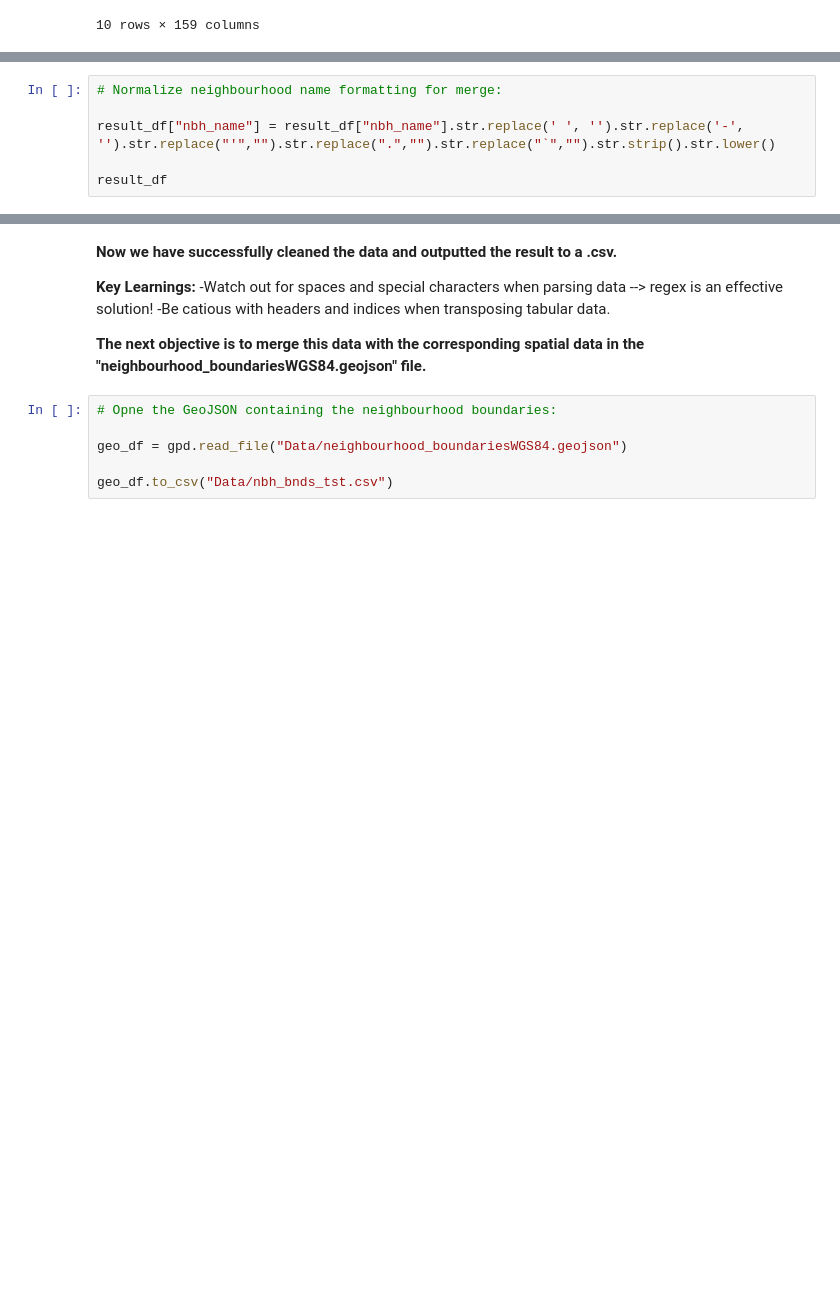
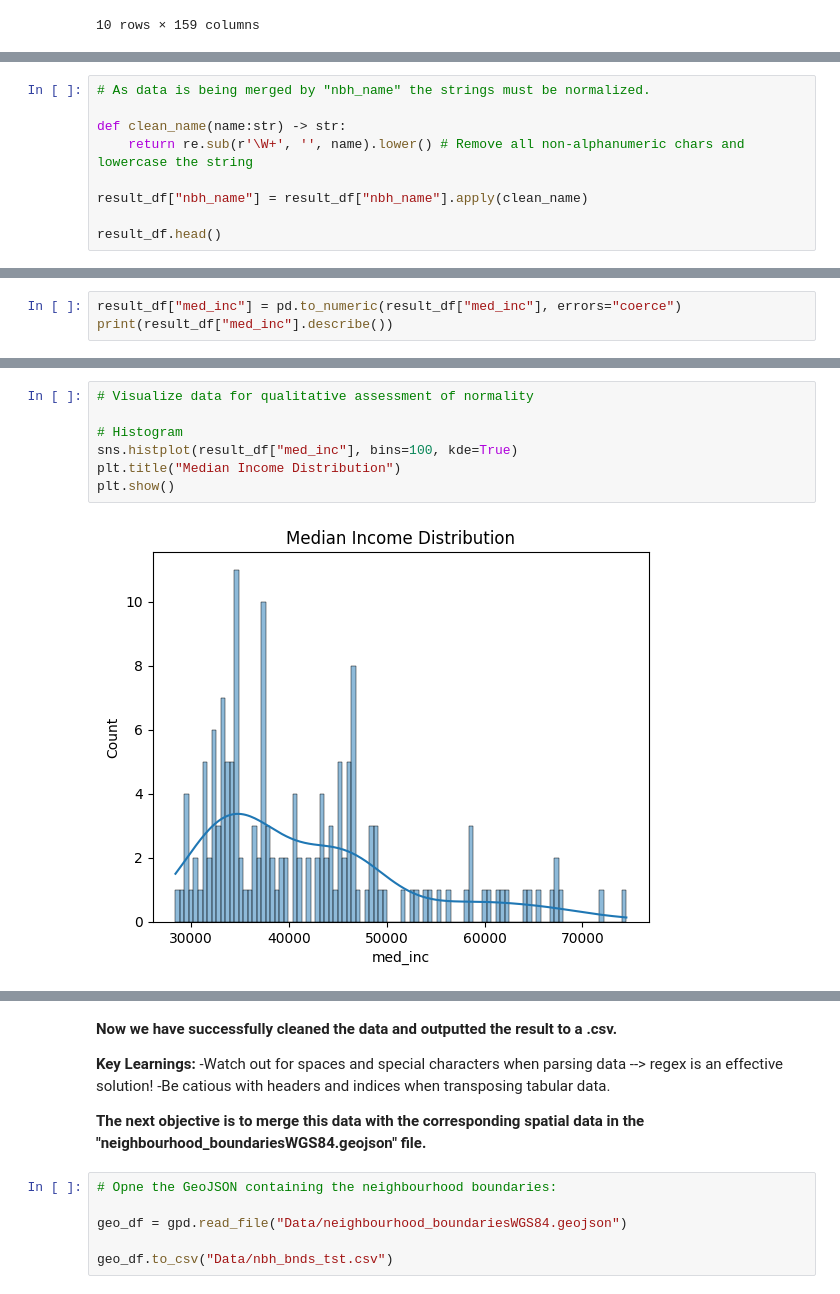
Before and after one commit to sebastianbrubaker/toronto_uhi_analysis, a Jupyter notebook: wrangle_data.ipynb, the cells around one changed output, grey strips where cells are left out. Drawn from its saved outputs; the diff is of its cells as text; blank space fills up the shorter version.

```diff
--- a/wrangle_data.ipynb
+++ b/wrangle_data.ipynb
@@ -140,6 +147,0 @@ result_df
-# %%
-# Normalize neighbourhood name formatting for merge:
-
-result_df["nbh_name"] = result_df["nbh_name"].str.replace(' ', '').str.replace('-', '').str.replace("'","").str.replace(".","").str.replace("`","").str.strip().str.lower()
-
-result_df
@@ -159,0 +148,9 @@ result_df
+# %%
+# As data is being merged by "nbh_name" the strings must be normalized.
+
+def clean_name(name:str) -> str:
+    return re.sub(r'\W+', '', name).lower() # Remove all non-alphanumeric chars and lowercase the string
+
+result_df["nbh_name"] = result_df["nbh_name"].apply(clean_name)
+
+result_df.head()
@@ -159,0 +164,3 @@ result_df
+# %%
+result_df["med_inc"] = pd.to_numeric(result_df["med_inc"], errors="coerce")
+print(result_df["med_inc"].describe())
@@ -159,0 +177,9 @@ result_df
+# %%
+# Visualize data for qualitative assessment of normality
+
+# Histogram
+sns.histplot(result_df["med_inc"], bins=100, kde=True)
+plt.title("Median Income Distribution")
+plt.show()
+# %% [output]
+[figure, added]
```
Also changed, not shown: parts of 13 cells of this notebook, 1 other file.
